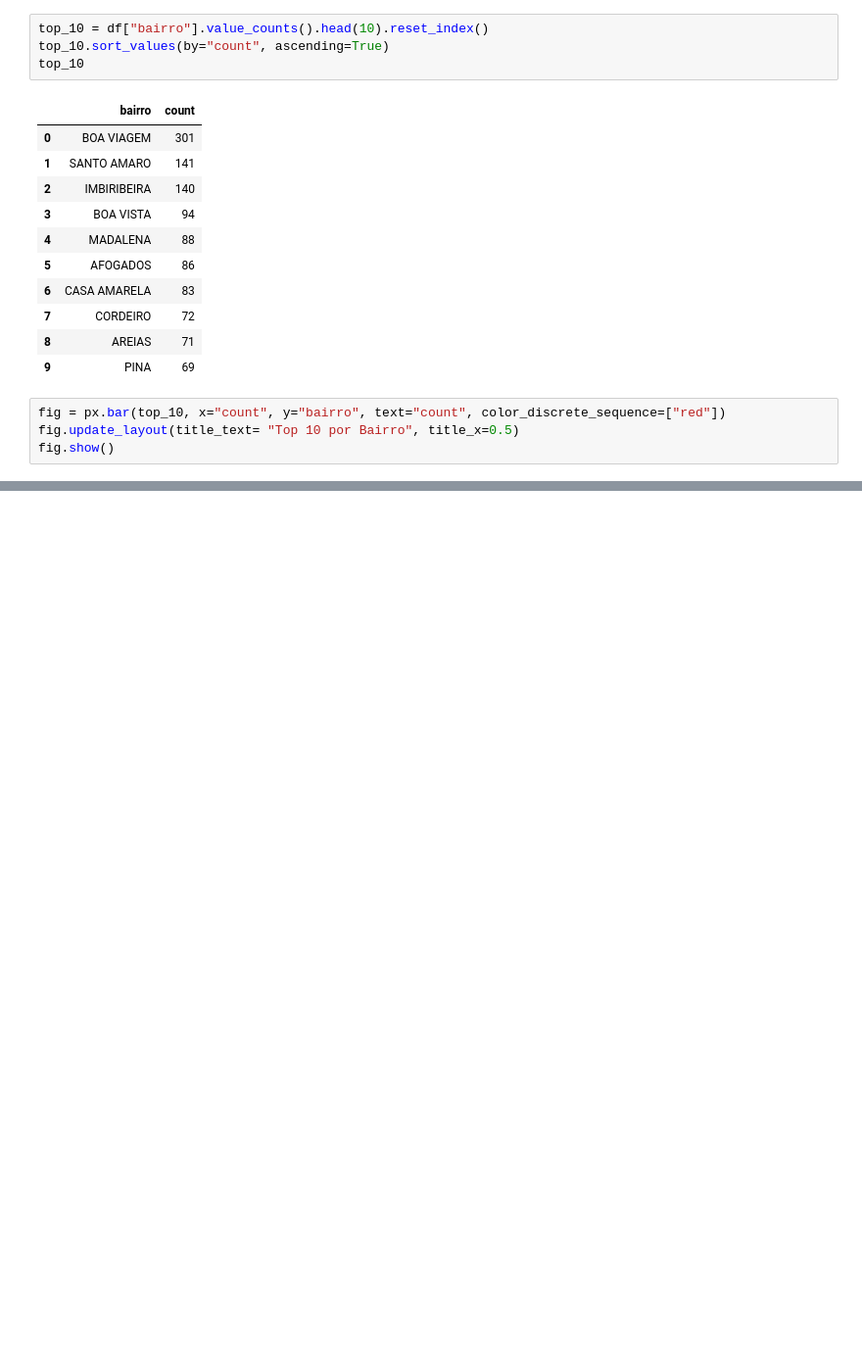
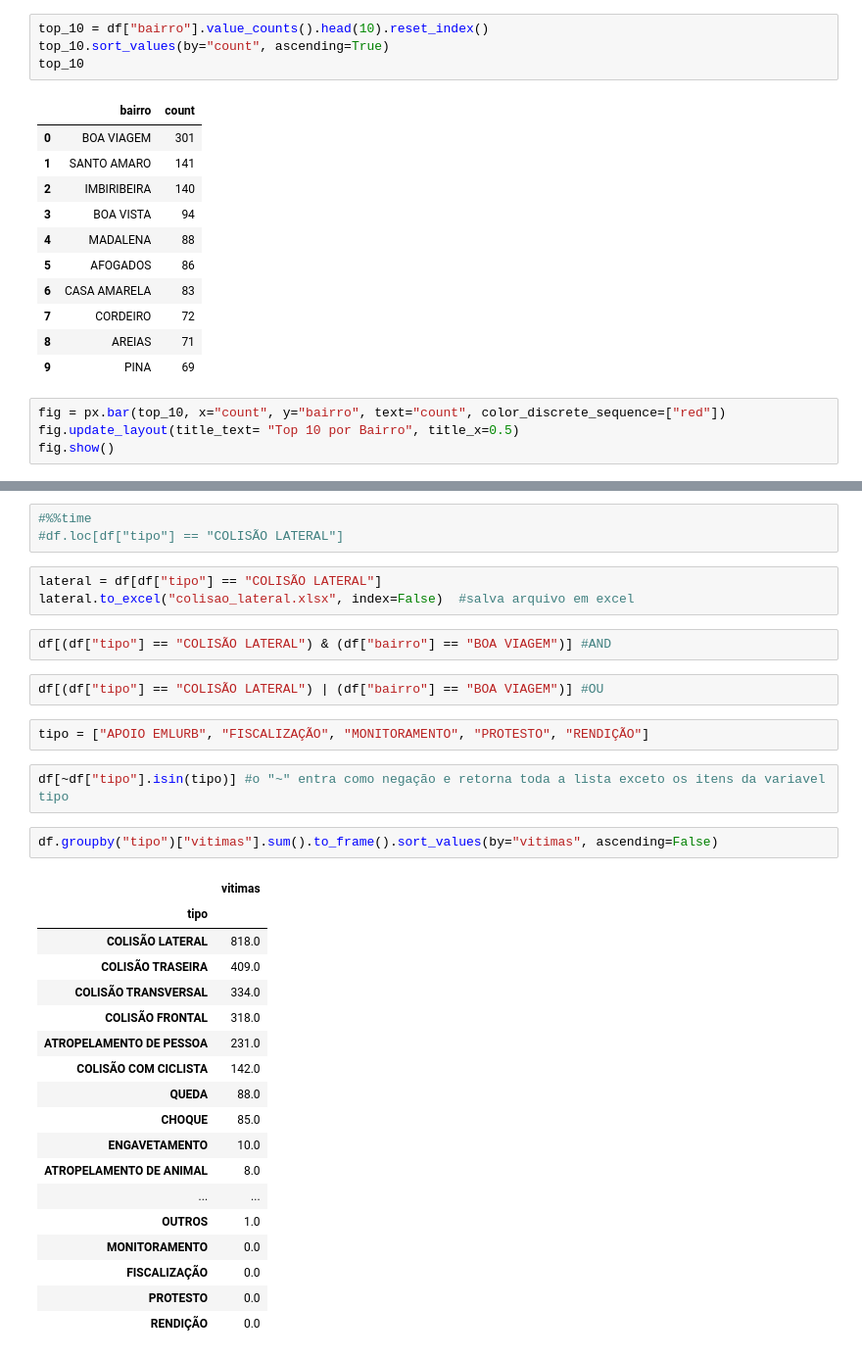
Before and after one commit to alpessoa/ImersaoPythonParaDados, a Jupyter notebook: Pandas.ipynb, the cells around one changed output, grey strips where cells are left out. Shown at 98% size. Saved outputs shown, nothing was run; the diff lists cells and outputs as text; blank space fills up the shorter version.

Commit message:
Inclusão dos arquivos

```diff
--- a/Pandas.ipynb
+++ b/Pandas.ipynb
@@ -214,0 +235,35 @@ fig.show()
+# %%
+#%%time
+#df.loc[df["tipo"] == "COLISÃO LATERAL"]
+# %%
+lateral = df[df["tipo"] == "COLISÃO LATERAL"]
+lateral.to_excel("colisao_lateral.xlsx", index=False)  #salva arquivo em excel
+# %%
+df[(df["tipo"] == "COLISÃO LATERAL") & (df["bairro"] == "BOA VIAGEM")] #AND
+# %%
+df[(df["tipo"] == "COLISÃO LATERAL") | (df["bairro"] == "BOA VIAGEM")] #OU
+# %%
+tipo = ["APOIO EMLURB", "FISCALIZAÇÃO", "MONITORAMENTO", "PROTESTO", "RENDIÇÃO"]
+# %%
+df[~df["tipo"].isin(tipo)] #o "~" entra como negação e retorna toda a lista exceto os itens da variavel tipo
+# %%
+df.groupby("tipo")["vitimas"].sum().to_frame().sort_values(by="vitimas", ascending=False)
+# %% [output]
+|  | vitimas |
+| tipo |  |
+| COLISÃO LATERAL | 818.0 |
+| COLISÃO TRASEIRA | 409.0 |
+| COLISÃO TRANSVERSAL | 334.0 |
+| COLISÃO FRONTAL | 318.0 |
+| ATROPELAMENTO DE PESSOA | 231.0 |
+| COLISÃO COM CICLISTA | 142.0 |
+| QUEDA | 88.0 |
+| CHOQUE | 85.0 |
+| ENGAVETAMENTO | 10.0 |
+| ATROPELAMENTO DE ANIMAL | 8.0 |
+| ... | ... |
+| OUTROS | 1.0 |
+| MONITORAMENTO | 0.0 |
+| FISCALIZAÇÃO | 0.0 |
+| PROTESTO | 0.0 |
+| RENDIÇÃO | 0.0 |
```
Also changed, not shown: parts of 15 cells of this notebook, 2 other files.
